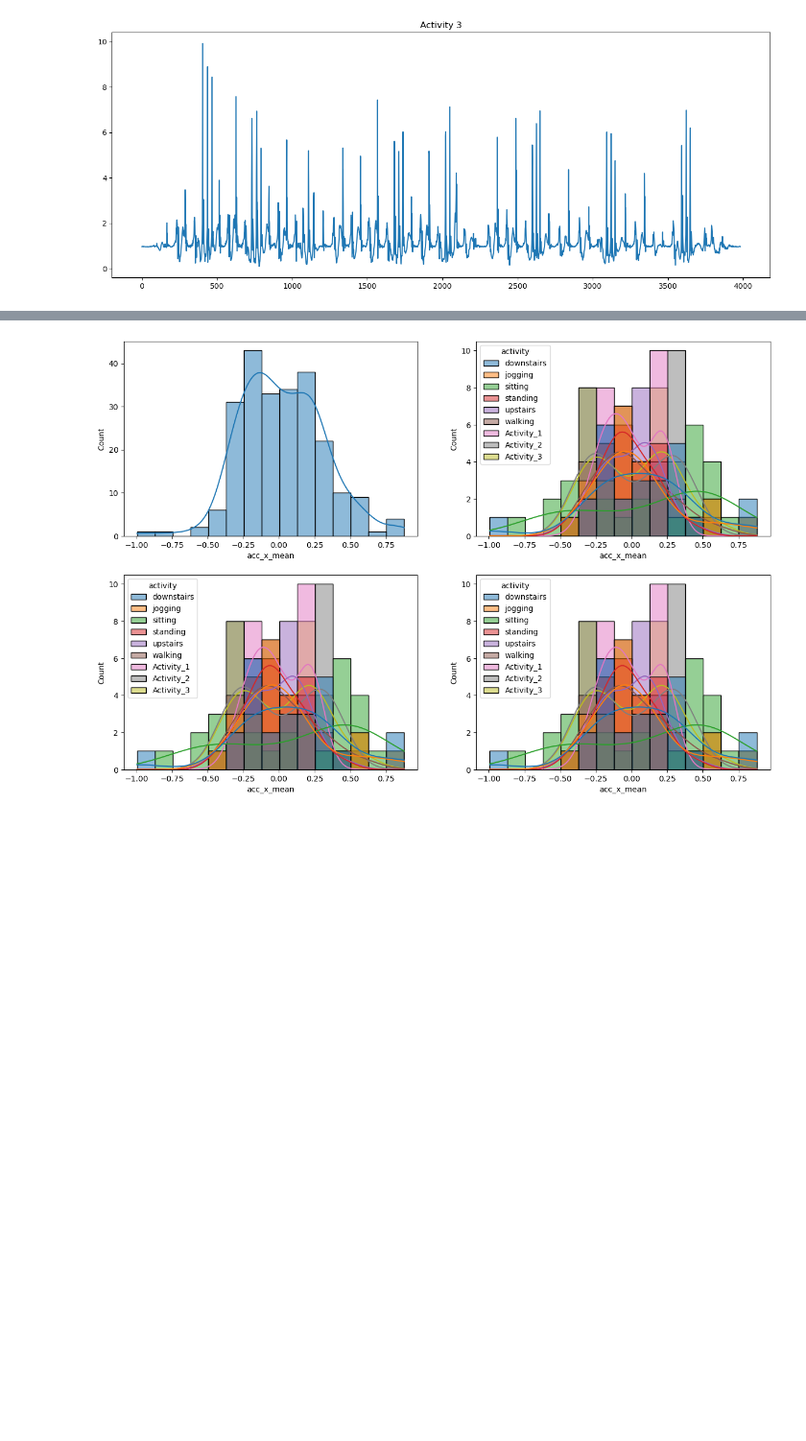
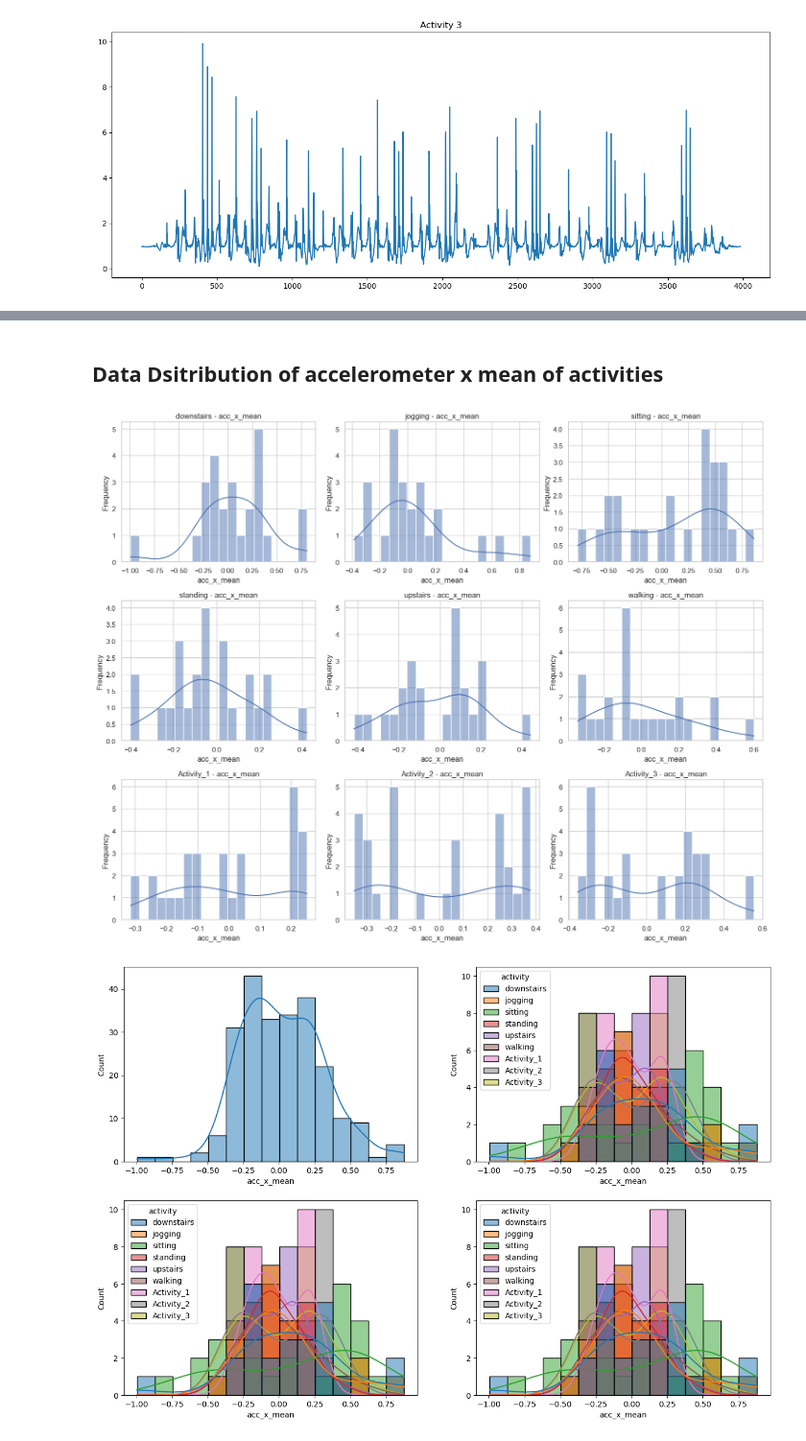
Before and after one commit to MorningStarTM/human-activity-recognition, a Jupyter notebook: notebook/EDA.ipynb, the cells around one changed output, grey strips where cells are left out. Shown at 96% size. Drawn from its saved outputs; the diff is of its cells as text; code cells hidden in the pictures; blank space fills up the shorter version.

```diff
--- a/notebook/EDA.ipynb
+++ b/notebook/EDA.ipynb
@@ -178,3 +259,35 @@ Index(['acc_x_mean', 'acc_y_mean', 'acc_z_mean', 'acc_x_std', 'acc_y_std',
+# %% [markdown]
+## Data Dsitribution of accelerometer x mean of activities
+# %%
+# List of all activities
+activities = df['activity'].unique()
+
+# number of rows and columns for subplots
+num_rows = 3
+num_cols = 3  # Assuming you want a 2x4 grid
+
+# Create a figure with subplots
+fig, axes = plt.subplots(num_rows, num_cols, figsize=(15, 12))
+
+# Flatten the axes into a 1D array for easier indexing
+axes = axes.flatten()
+
+# Loop through activities and create histplots
+for i, activity in enumerate(activities):
+    activity_df = df[df['activity'] == activity]
+    sns.histplot(data=activity_df, x='acc_x_mean', kde=True, bins=20, ax=axes[i])
+    axes[i].set_title(f'{activity} - acc_x_mean')
+    axes[i].set_xlabel('acc_x_mean')
+    axes[i].set_ylabel('Frequency')
+
+# Remove any remaining empty subplots if the number of activities is less than the grid size
+for j in range(i + 1, num_rows * num_cols):
+    fig.delaxes(axes[j])
+
+plt.tight_layout()
+plt.show()
+# %% [output]
+[figure, added]
 # %%
 fig, axs = plt.subplots(2, 2, figsize=(15, 10))
 plt.subplot(221)
```
Also changed, not shown: parts of 6 cells of this notebook, 6 other files.
